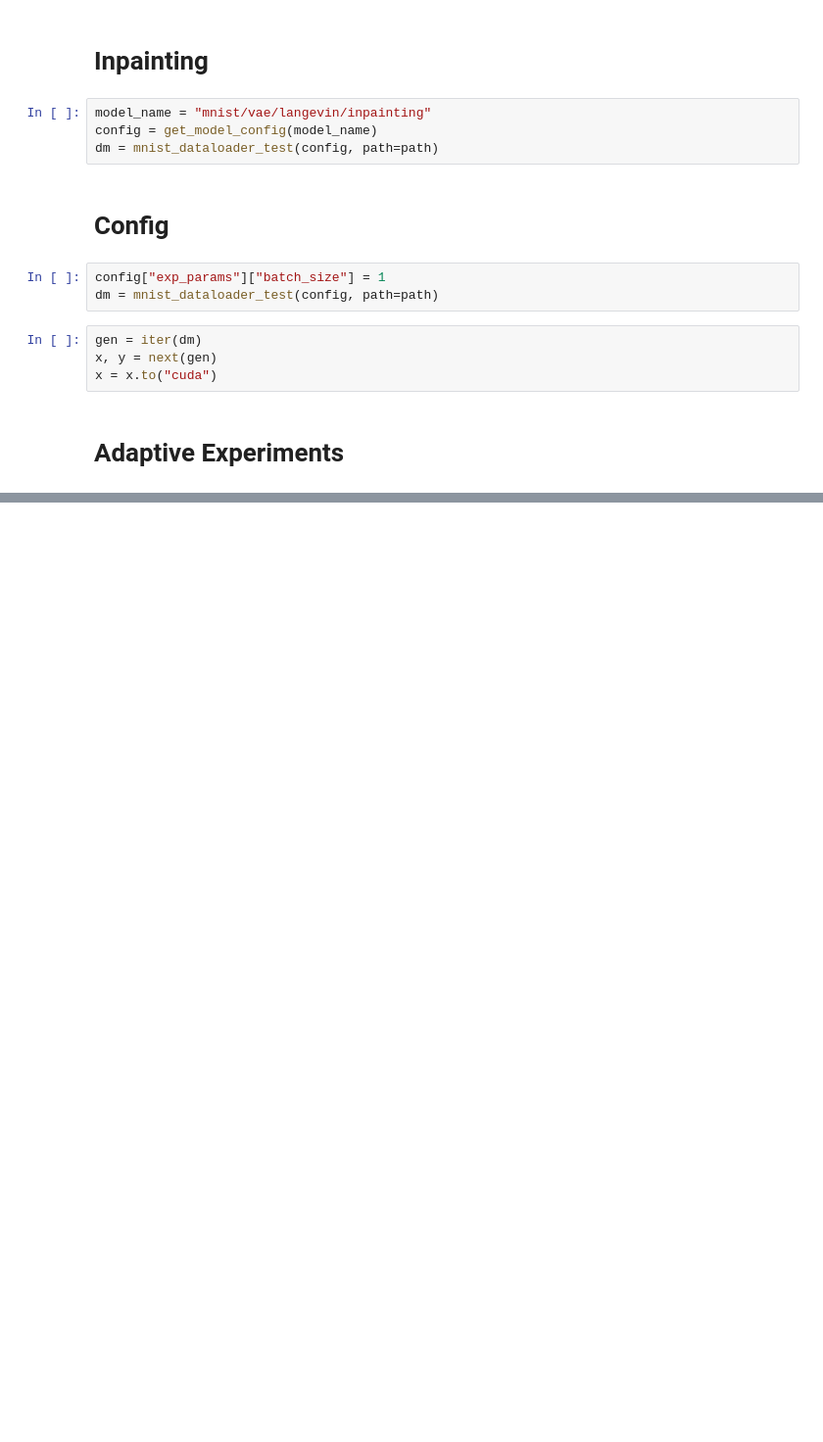
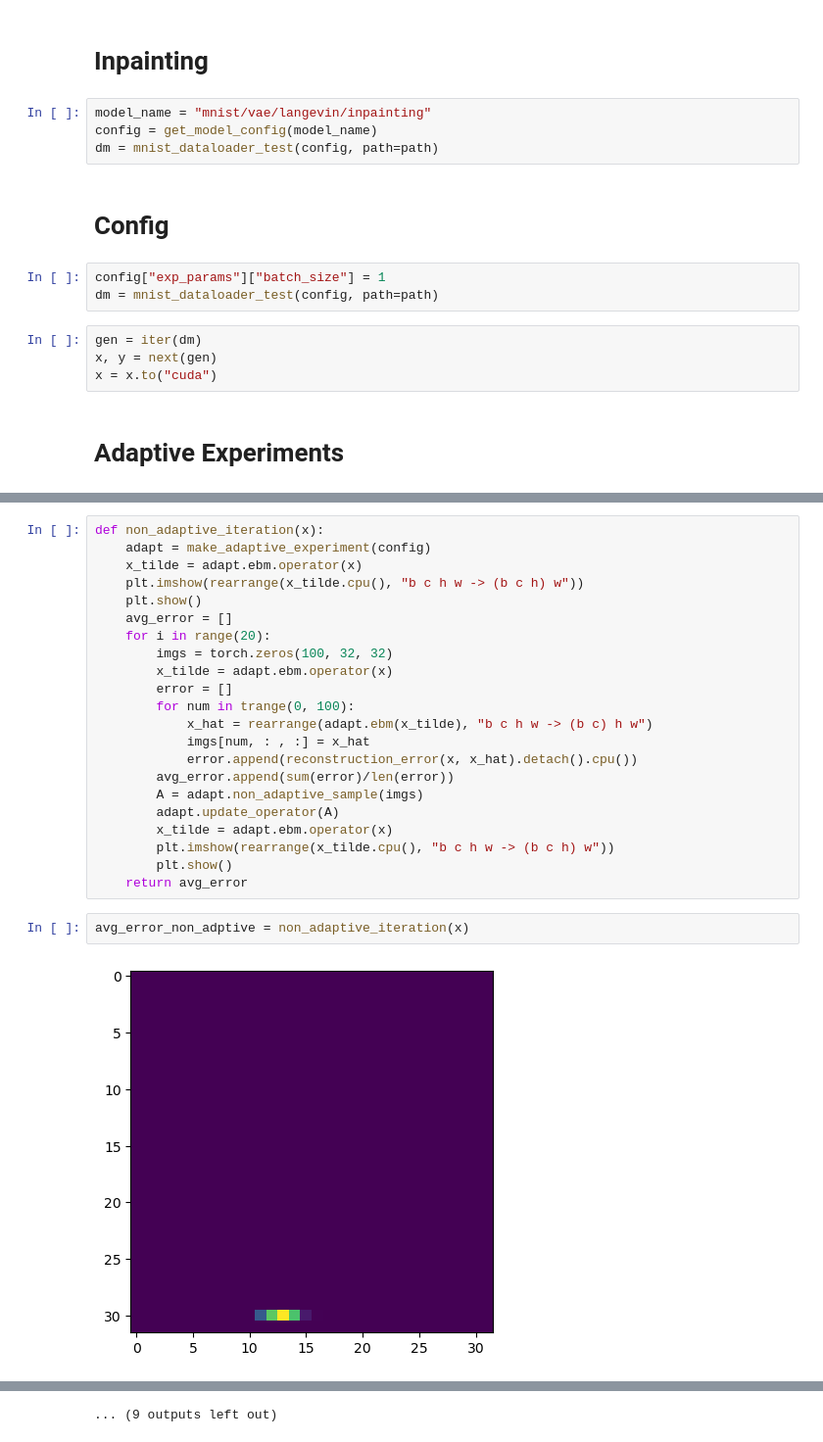
Before and after one commit to Neoanarika/inverse-probelms-urops, a Jupyter notebook: notebooks/adaptive sampling.ipynb, the cells around one changed output, grey strips where cells are left out. Shown at 98% size. Drawn from its saved outputs; the diff is of its cells as text; blank space fills up the shorter version.

```diff
--- a/notebooks/adaptive sampling.ipynb
+++ b/notebooks/adaptive sampling.ipynb
@@ -124,0 +101,26 @@ To keep the current behavior, use torch.div(a, b, rounding_mode='trunc'), or for
+# %%
+def non_adaptive_iteration(x):
+    adapt = make_adaptive_experiment(config)
+    x_tilde = adapt.ebm.operator(x)
+    plt.imshow(rearrange(x_tilde.cpu(), "b c h w -> (b c h) w"))
+    plt.show()
+    avg_error = []
+    for i in range(20):
+        imgs = torch.zeros(100, 32, 32)
+        x_tilde = adapt.ebm.operator(x)
+        error = []
+        for num in trange(0, 100):
+            x_hat = rearrange(adapt.ebm(x_tilde), "b c h w -> (b c) h w")
+            imgs[num, : , :] = x_hat
+            error.append(reconstruction_error(x, x_hat).detach().cpu())
+        avg_error.append(sum(error)/len(error))
+        A = adapt.non_adaptive_sample(imgs)
+        adapt.update_operator(A)
+        x_tilde = adapt.ebm.operator(x)
+        plt.imshow(rearrange(x_tilde.cpu(), "b c h w -> (b c h) w"))
+        plt.show()
+    return avg_error
+# %%
+avg_error_non_adptive = non_adaptive_iteration(x)
+# %% [output]
+[figure, added]
@@ -124,0 +138 @@ To keep the current behavior, use torch.div(a, b, rounding_mode='trunc'), or for
+... (9 outputs left out)
```
Also changed, not shown: parts of 8 cells of this notebook, 1 other file.
